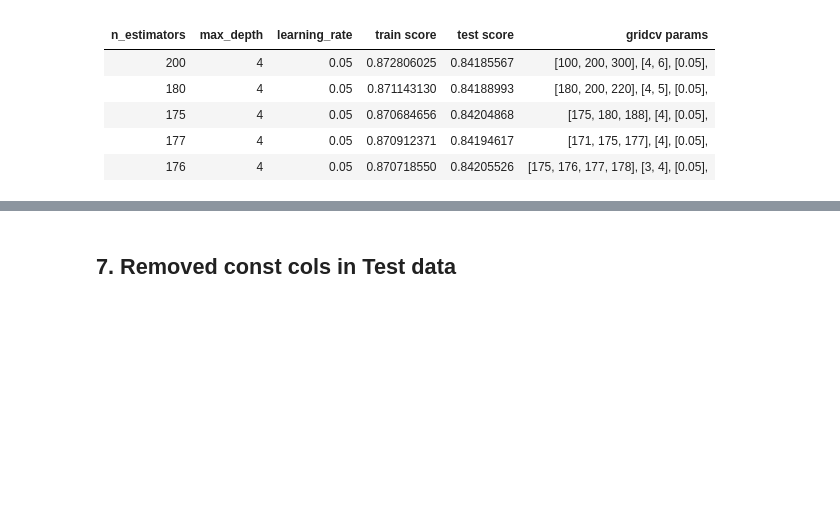
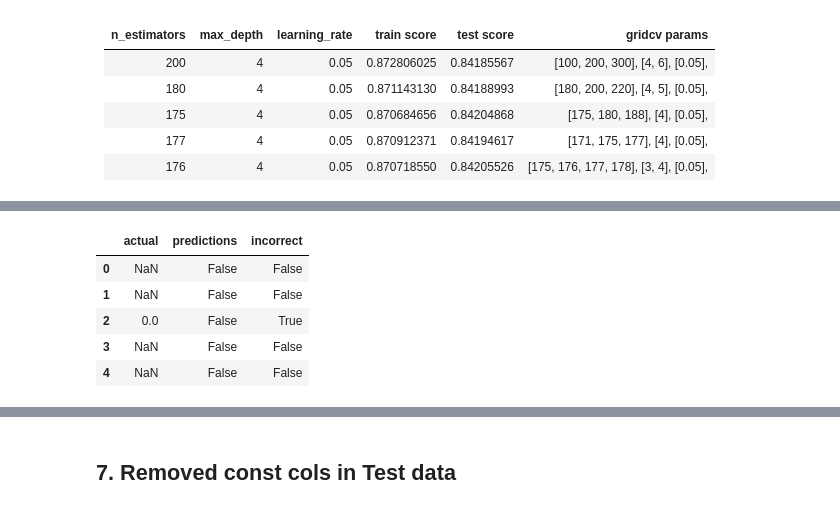
Before and after one commit to jjinking/kaggle-santander, a Jupyter notebook: models.ipynb, the cells around one changed output, grey strips where cells are left out. Cells and saved outputs as stored; diff of their text form; code cells hidden in the pictures; blank space fills up the shorter version.

```diff
--- a/models.ipynb
+++ b/models.ipynb
@@ -673,0 +697,16 @@ kg.save_submission(gbm.fit(X_all, y_all).predict(df_test), 'submissions/onehotin
+# %%
+ap = pd.DataFrame({
+    'actual': y_test,
+    'predictions': y_test_hat > 0.33
+})
+
+ap['incorrect'] = ap.actual == ap.predictions
+# %%
+ap.head()
+# %% [output]
+|  | actual | predictions | incorrect |
+| 0 | NaN | False | False |
+| 1 | NaN | False | False |
+| 2 | 0.0 | False | True |
+| 3 | NaN | False | False |
+| 4 | NaN | False | False |
```
Also changed, not shown: parts of 37 cells of this notebook, 4 other files.
